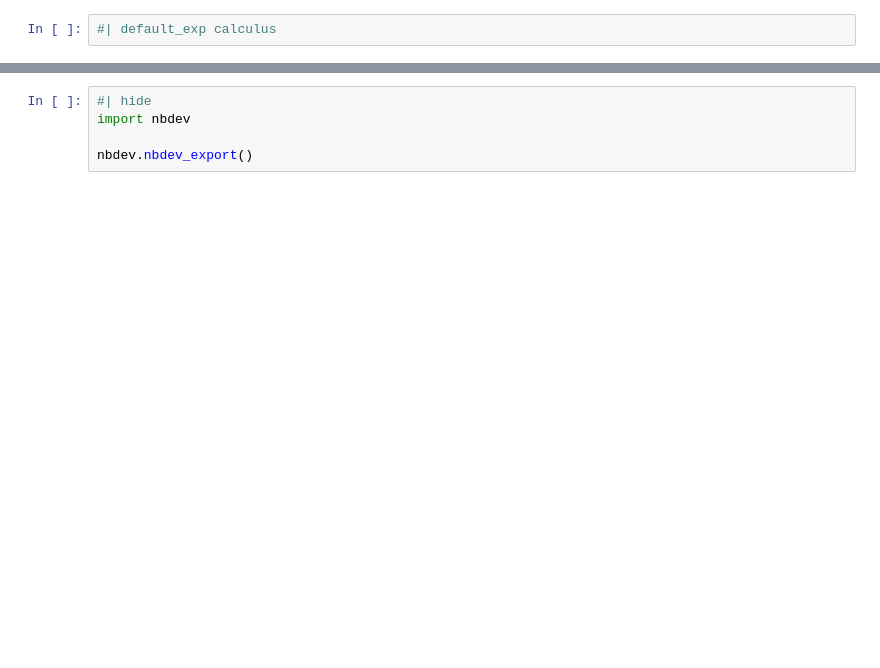
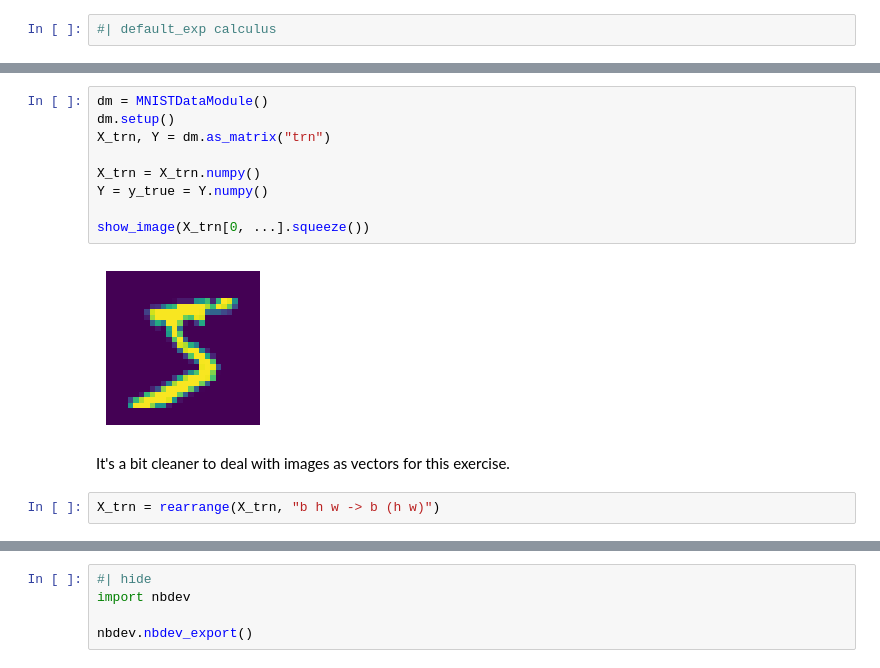
Before and after one commit to jeremyadamsfisher/SlowAI, a Jupyter notebook: nbs/03_calculus.ipynb, the cells around one changed output, grey strips where cells are left out. Cells and saved outputs as stored; diff of their text form; blank space fills up the shorter version.

```diff
--- a/nbs/03_calculus.ipynb
+++ b/nbs/03_calculus.ipynb
@@ -62,0 +162,15 @@ ax.plot(x, y1)
+# %%
+dm = MNISTDataModule()
+dm.setup()
+X_trn, Y = dm.as_matrix("trn")
+
+X_trn = X_trn.numpy()
+Y = y_true = Y.numpy()
+
+show_image(X_trn[0, ...].squeeze())
+# %% [output]
+[figure, added]
+# %% [markdown]
+It's a bit cleaner to deal with images as vectors for this exercise.
+# %%
+X_trn = rearrange(X_trn, "b h w -> b (h w)")
```
Also changed, not shown: parts of 35 cells of this notebook, 14 other files.
